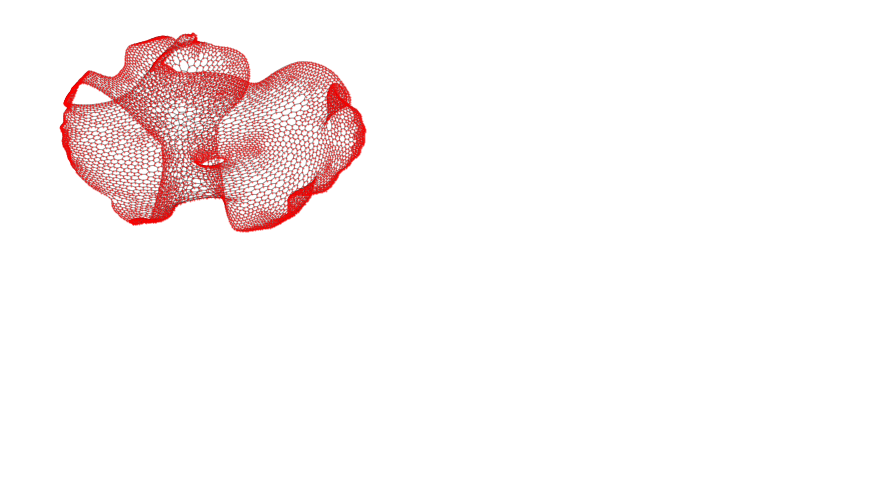
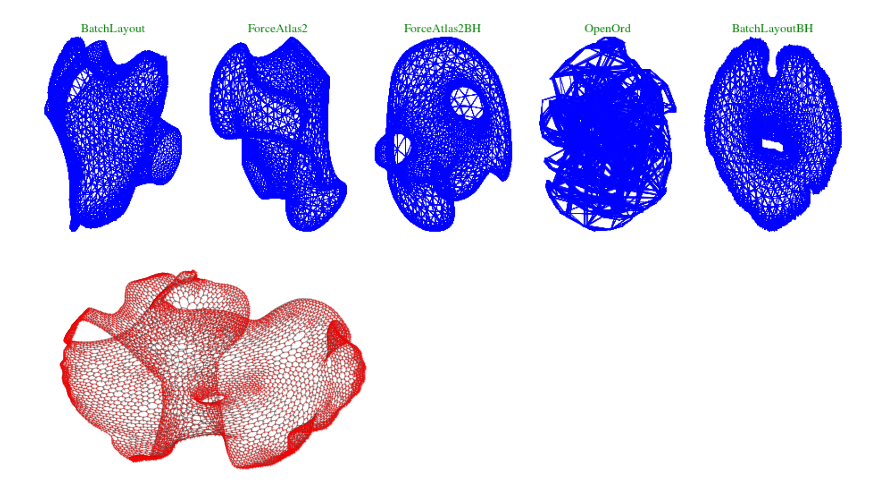
Before and after one commit to khaled-rahman/BatchLayout, a Jupyter notebook: visualize.ipynb, the cells around one changed output. Cells and saved outputs as stored; diff of their text form; code cells hidden in the pictures; blank space fills up the shorter version.

```diff
--- a/visualize.ipynb
+++ b/visualize.ipynb
@@ -149,3 +191,16 @@ drawlinegraphA(graph, [algo1Topics_Graph,algo2Topics_Graph,forceatlas2Topics_Gra
+# %%
+algo1BHtube2 = readCoordinates("datasets/output/tube2.mtxBHMINB256PARAOUT300.txt")
+algo2tube2 = readCoordinates("datasets/output/tube2.mtxCACHEMINB256PARAOUT300.txt")
+openorGHdtube2 = readCoordinatesOO("datasets/output/tube2.icoord")
+openordtube2 = readCoordinates("datasets/output/tube2.openord_300.gml.txt")
+forceatlas2tube2 = readCoordinates("datasets/output/tube2.forceatlas2_300.gml.txt")
+forceatlas2bhtube2 = readCoordinates("datasets/output/tube2.forceatlas2_BH_300.gml.txt")
+tsNETtube2 = readCoordinates("datasets/output/tube2.tsNET_300.txt")
+# %%
+drawlinegraphA(graph, [algo2tube2, forceatlas2tube2, forceatlas2bhtube2, openordtube2,
+                  algo1BHtube2], ["BatchLayout", "ForceAtlas2", "ForceAtlas2BH", "OpenOrd", "BatchLayoutBH"])
+# %% [output]
+[figure, added]
 # %%
 drawnetworkxgraph(G, algo13elt_dual, 1.2, 0.4)
 # %% [output]
```
Also changed, not shown: parts of 16 cells of this notebook.
